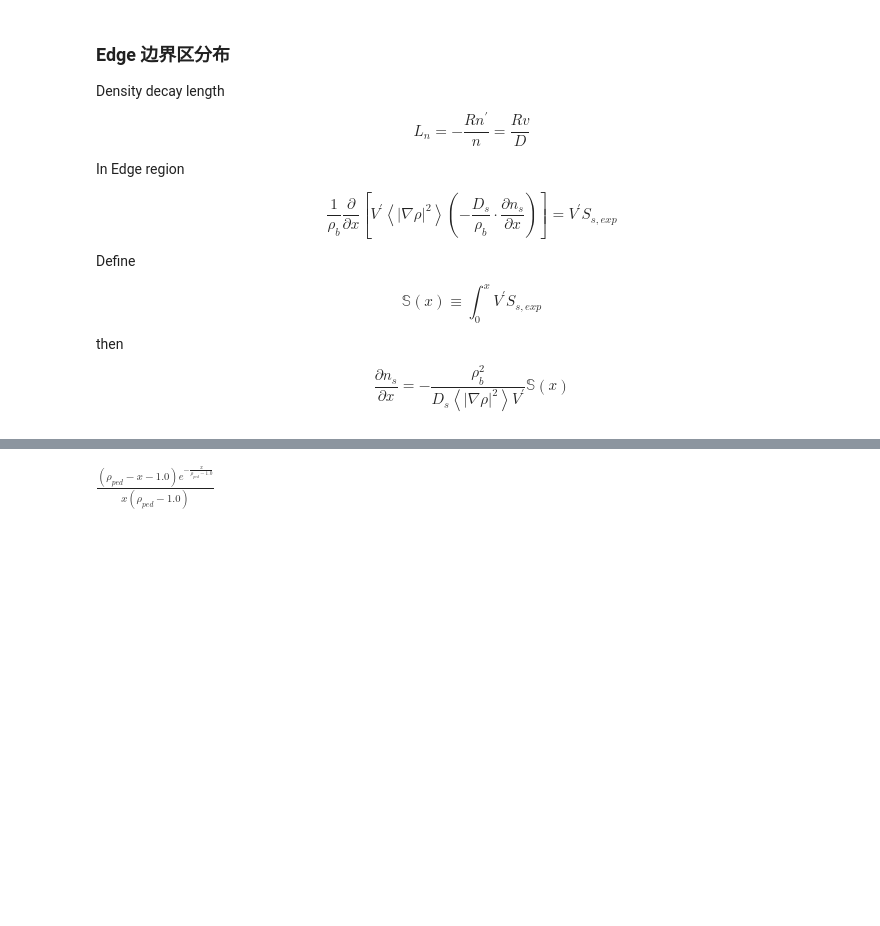
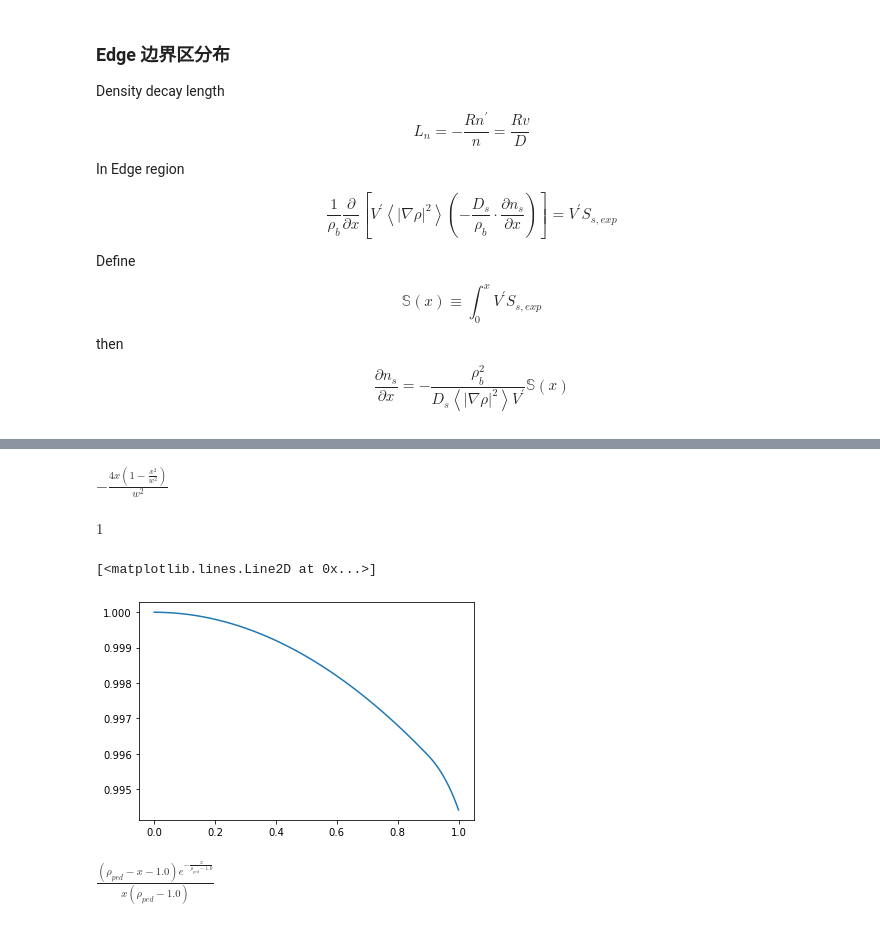
Before and after one commit to fusion-yun/fytok_old, a Jupyter notebook: examples/Transport.ipynb, the cells around one changed output, grey strips where cells are left out. Cells and saved outputs as stored; diff of their text form; code cells hidden in the pictures; blank space fills up the shorter version.

```diff
--- a/examples/Transport.ipynb
+++ b/examples/Transport.ipynb
@@ -95,0 +79,14 @@ TypeError: 'Mul' object is not callable
+# %%
+x,w,rho_ped=symbols("x w rho_ped ")
+# ns=nc + dnc*(1-rho_ped)*(1  - exp((x-rho_ped)/(1 -rho_ped)))
+def n_core(x):return (1-(x/w)**2)**2
+def dn_core(x):return diff(n_core(x),x)
+def n_ped(x):return n_core(rho_ped) - (1.0-rho_ped) *  dn_core(rho_ped) * (1.0 -  exp((x-rho_ped)/(1.0-rho_ped)))
+
+diff(n_core(x),x)
+# %% [output]
+$\displaystyle - \frac{4 x \left(1 - \frac{x^{2}}{w^{2}}\right)}{w^{2}}$
+# %%
+simplify(diff(n_ped(x),x)/exp((x-rho_ped)/(1.0-rho_ped))/dn_core(rho_ped))
+# %% [output]
+$\displaystyle 1$
@@ -96,3 +96,16 @@ TypeError: 'Mul' object is not callable
+# %%
+
+def n_core(x):return (1-(x/w)**2)**2
+def dn_core(x):return -4*x* (1-(x/w)**2)**2/(w**2)
+def n_ped(x):return n_core(rho_ped) - (1.0-rho_ped) *  dn_core(rho_ped) * (1.0 -  np.exp((x-rho_ped)/(1.0-rho_ped)))
+# %%
+w=20
+rho_ped=0.9
+x=np.linspace(0,1,129)
+plt.plot(x,n_core(x)*(x<rho_ped)+n_ped(x)*(x>=rho_ped) )
+# %% [output]
+[<matplotlib.lines.Line2D at 0x...>]
+[figure, added]
 # %%
  simplify(diff(exp(x/(1.0-rho_ped))*x ,x)/x )
 # %% [output]
```
Also changed, not shown: parts of 6 cells of this notebook, 3 other files.
